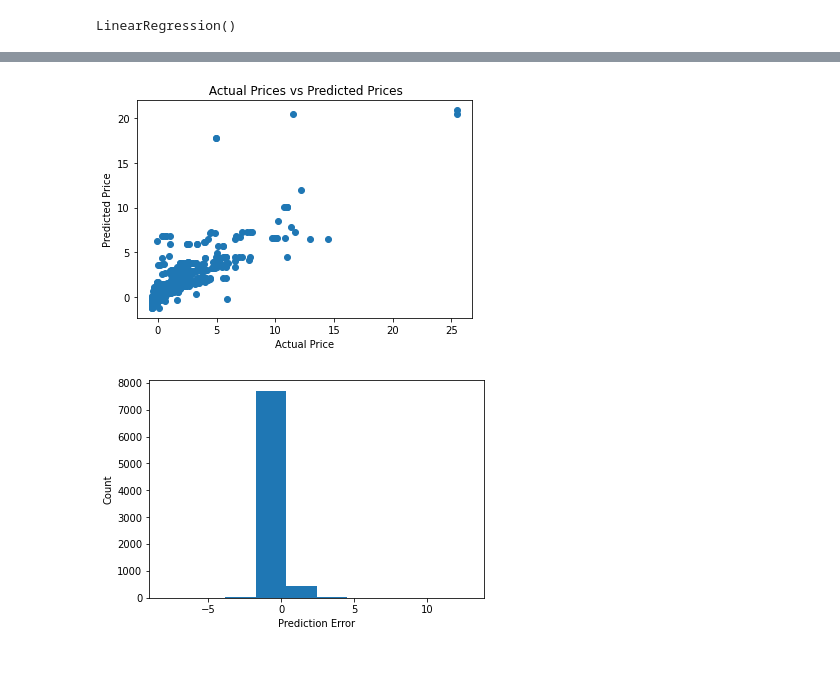
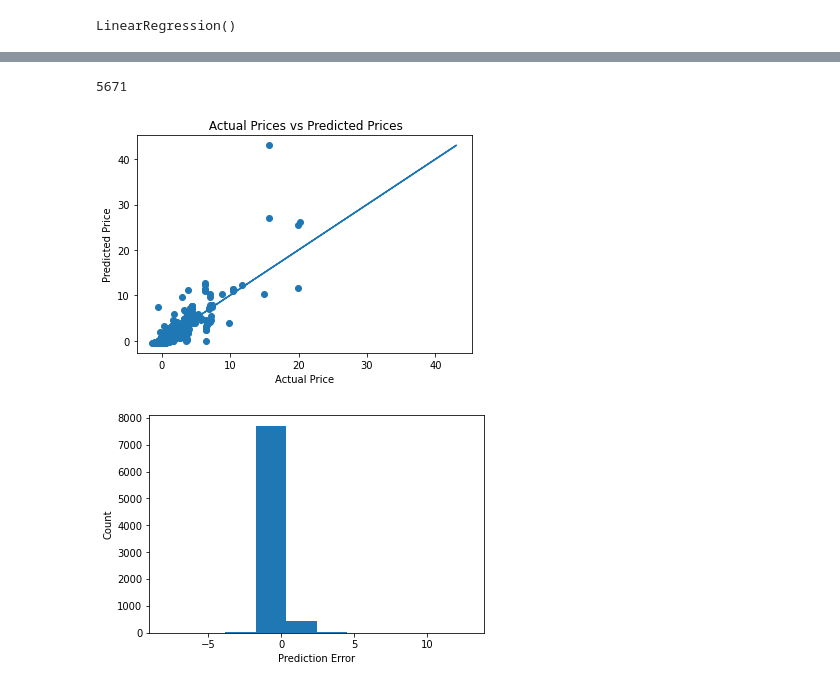
Before and after one commit to ghuioio/KHDL_IT4930, a Jupyter notebook: model/Regression.ipynb, the cells around one changed output, grey strips where cells are left out. Cells and saved outputs as stored; diff of their text form; code cells hidden in the pictures.

```diff
--- a/model/Regression.ipynb
+++ b/model/Regression.ipynb
@@ -45,8 +94,4 @@ R squared Error :  0.7683689051716005
-# %%
-plt.scatter(y_test, y_hat)
-plt.xlabel("Actual Price")
-plt.ylabel("Predicted Price")
-plt.title(" Actual Prices vs Predicted Prices")
-plt.show()
-# %% [output]
-[figure, removed]
+# %%
+y_hat.tolist().index(min(y_hat))
+# %% [output]
+5671
@@ -53,3 +102,14 @@ plt.show()
+# %%
+# Do lần trước ông join train, val, test lại rồi dummies, sau đó chuẩn hóa nó bị reset lại index nên tập train, val, test sẽ không như lúc đầu
+# Đồ thị trước của ông không có giá trị 40,... .Tôi sửa lại thì ok rồi!
+plt.scatter(y_hat, y_test)
+plt.plot(y_test, y_test)
+plt.xlabel("Actual Price")
+plt.ylabel("Predicted Price")
+plt.title(" Actual Prices vs Predicted Prices")
+plt.show()
+# %% [output]
+[figure, added]
 # %%
 error = y_hat - y_test
 plt.hist(error, bins=10)
```
Also changed, not shown: parts of 13 cells of this notebook, 4 other files.
